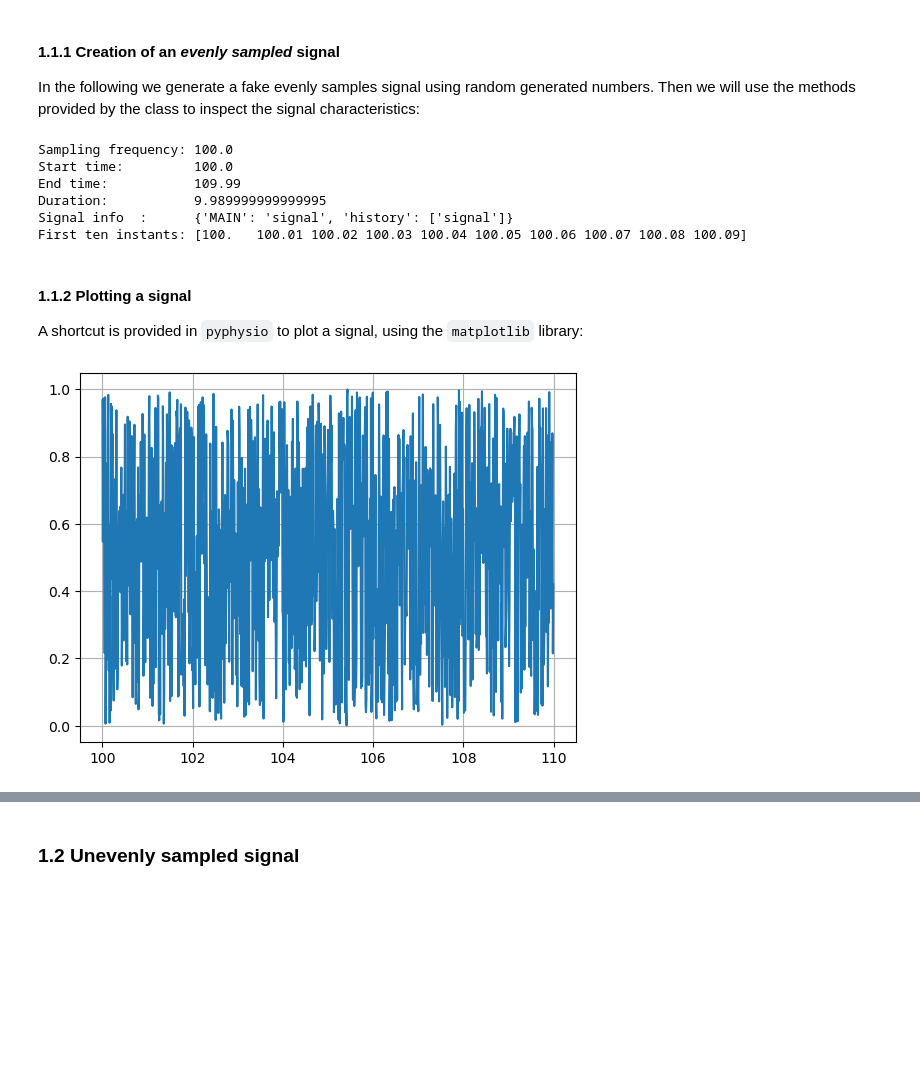
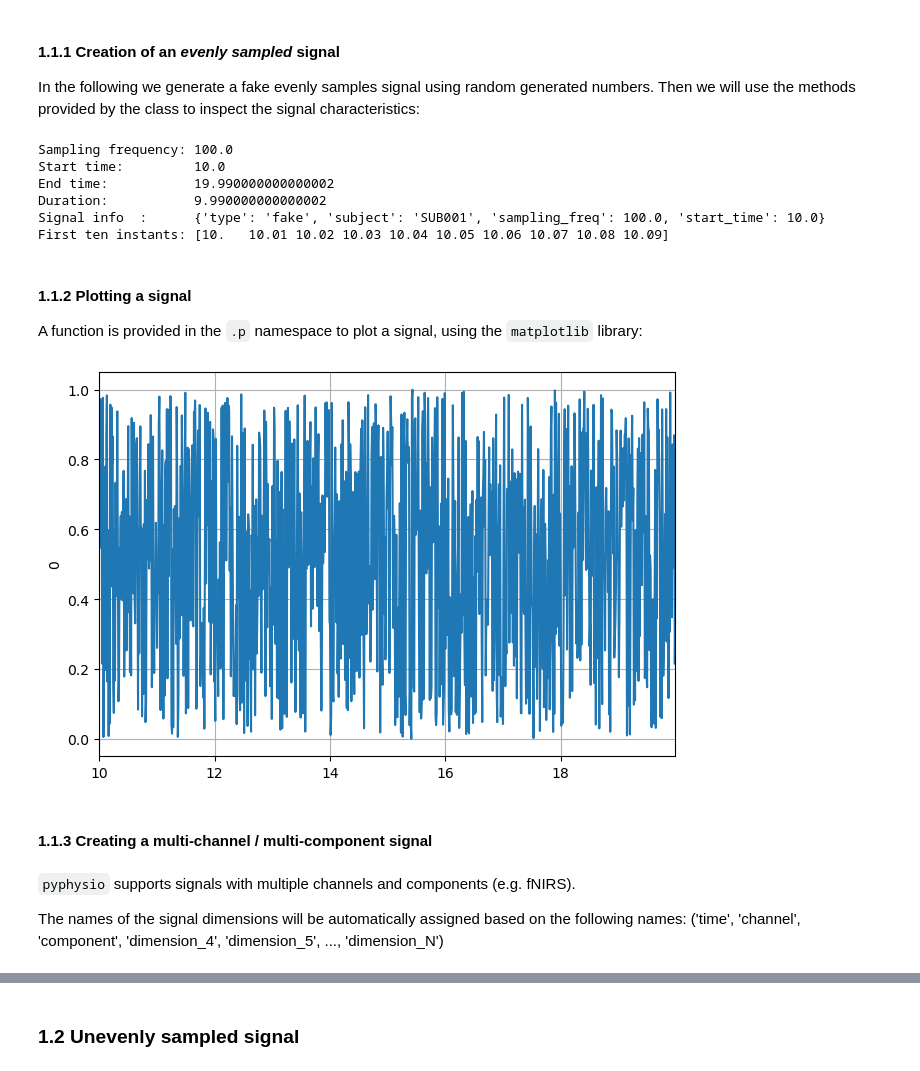
Before and after one commit to Stefans-code/Project_Work, a Jupyter notebook: tutorials/1-signals.ipynb, the cells around one changed output, grey strips where cells are left out. Cells and saved outputs as stored; diff of their text form; code cells hidden in the pictures; blank space fills up the shorter version.

```diff
--- a/tutorials/1-signals.ipynb
+++ b/tutorials/1-signals.ipynb
@@ -53,37 +69,45 @@ In the following we generate a fake evenly samples signal using random generated
 
 ## create fake data
 np.random.seed(4)
-signal_values = np.random.uniform(0, 1, size = 1000)
+signal_values = np.random.uniform(0, 1, size = 1000) # create a simple signal
 
 ## set the sampling frequency
 fsamp = 100 # Hz
 
 ## set the starting time
-tstart = 100 # s
+tstart = 10 # s
 
-## create the Evenly signal
-s_fake = create_signal(data = signal_values, sampling_freq = fsamp, start_time = tstart, info  = {'type': 'fake', 'subject': 'SUB001'})
+## create the signal
+signal = create_signal(data = signal_values,
+                       sampling_freq = fsamp, start_time = tstart,
+                       info  = {'type': 'fake', 'subject': 'SUB001'})
 
 # chech signal properties
-print('Sampling frequency: {}'.format( s_fake.p.get_sampling_freq() ))
-print('Start time:         {}'.format( s_fake.p.get_start_time() ))
-print('End time:           {}'.format( s_fake.p.get_end_time() ))
-print('Duration:           {}'.format( s_fake.p.get_duration() ))
-print('Signal info  :      {}'.format( s_fake.p.get_info() ))
-print('First ten instants: {}'.format( s_fake.p.get_times()[0:10] ))
+print('Sampling frequency: {}'.format( signal.p.get_sampling_freq() ))
+print('Start time:         {}'.format( signal.p.get_start_time() ))
+print('End time:           {}'.format( signal.p.get_end_time() ))
+print('Duration:           {}'.format( signal.p.get_duration() ))
+print('Signal info  :      {}'.format( signal.p.get_info() ))
+print('First ten instants: {}'.format( signal.p.get_times()[0:10] ))
 # %% [output]
 Sampling frequency: 100.0
-Start time:         100.0
-End time:           109.99
-Duration:           9.989999999999995
-Signal info  :      {'MAIN': 'signal', 'history': ['signal']}
-First ten instants: [100.   100.01 100.02 100.03 100.04 100.05 100.06 100.07 100.08 100.09]
+Start time:         10.0
+End time:           19.990000000000002
+Duration:           9.990000000000002
+Signal info  :      {'type': 'fake', 'subject': 'SUB001', 'sampling_freq': 100.0, 'start_time': 10.0}
+First ten instants: [10.   10.01 10.02 10.03 10.04 10.05 10.06 10.07 10.08 10.09]
 # %% [markdown]
 #### 1.1.2 Plotting a signal
 
-A shortcut is provided in `pyphysio` to plot a signal, using the `matplotlib` library:
+A function is provided in the `.p` namespace to plot a signal, using the `matplotlib` library:
 # %%
 ## plot
-s_fake.p.plot()
+signal.p.plot()
 # %% [output]
-[figure, old version]
+[figure, new version]
+# %% [markdown]
+#### 1.1.3 Creating a multi-channel / multi-component signal
+# %% [markdown]
+`pyphysio` supports signals with multiple channels and components (e.g. fNIRS).
+
+The names of the signal dimensions will be automatically assigned based on the following names: ('time', 'channel', 'component', 'dimension_4', 'dimension_5', ..., 'dimension_N')
```
Also changed, not shown: parts of 34 cells of this notebook, 17 other files.
